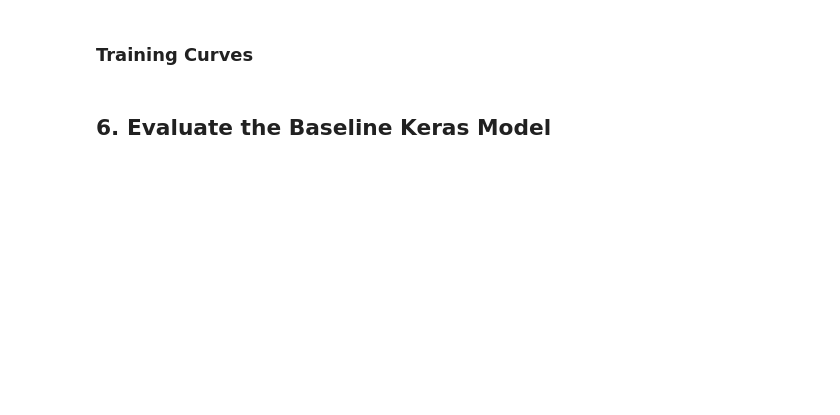
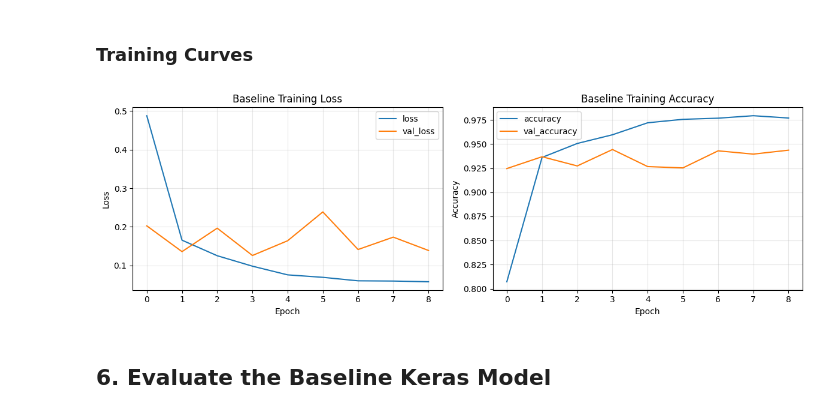
Before and after one commit to nhl01/EE446Labs, a Jupyter notebook: Lab3/EE446_UCI_HAR_DNN_Pruning_Quantization_Student_NL.ipynb, the cells around one changed output. Cells and saved outputs as stored; diff of their text form; code cells hidden in the pictures; blank space fills up the shorter version.

Commit message:
Complete model pruning notebook

```diff
--- a/Lab3/EE446_UCI_HAR_DNN_Pruning_Quantization_Student_NL.ipynb
+++ b/Lab3/EE446_UCI_HAR_DNN_Pruning_Quantization_Student_NL.ipynb
@@ -119,15 +157,23 @@ We will use a compact dense neural network that is appropriate for a numerical-f
 - Dense(6, Softmax)
 # %%
 def build_baseline_model(input_dim, num_classes):
-    # TODO:
     # Build and compile a DNN with the following architecture:
     # Input -> Dense(256, relu) -> Dense(128, relu) -> Dense(64, relu) -> Dense(num_classes, softmax)
     # Use Adam with learning rate 1e-3.
     # Use sparse_categorical_crossentropy as the loss.
     # Track accuracy as a metric.
 
-    # <-- Enter your code here <--#
-    raise NotImplementedError("Complete the baseline DNN.")
+    inputs = layers.Input(shape=(input_dim,))
+    x = layers.Dense(256, activation="relu", name="Dense1")(inputs)
+    x = layers.Dense(128, activation="relu", name="Dense2")(x)
+    x = layers.Dense(64, activation="relu", name="Dense3")(x)
+    outputs = layers.Dense(num_classes, activation="softmax", name="classifier")(x)
+    return keras.Model(inputs,outputs, name="baseline_model")
 
 baseline_model = build_baseline_model(num_features, num_classes)
+baseline_model.compile(
+    optimizer = "adam",
+    loss = "sparse_categorical_crossentropy",
+    metrics = ["accuracy"],
+)
 baseline_model.summary()
@@ -142,11 +208,18 @@ callbacks = [
     )
 ]
 
-# TODO:
 # Train the baseline model using:
 # - validation_split=0.2
 # - epochs=40
 # - batch_size=64
 # - callbacks=callbacks
 
-# <-- Enter your code here <--#
+history_baseline = baseline_model.fit(
+    X_train,
+    y_train,
+    validation_split=0.2,
+    epochs=40,
+    batch_size=64,
+    verbose=1,
+    callbacks=callbacks,
+)
@@ -153,12 +245,28 @@ callbacks = [
 # %% [markdown]
 ### Training Curves
 # %%
-# TODO:
 # Plot:
 # 1. training accuracy vs validation accuracy
 # 2. training loss vs validation loss
 
-# <-- Enter your code here <--#
+history_df = pd.DataFrame(history_baseline.history)
+
+fig, axes = plt.subplots(1, 2, figsize=(12, 4))
+
+history_df[["loss", "val_loss"]].plot(ax=axes[0], title="Baseline Training Loss")
+axes[0].set_xlabel("Epoch")
+axes[0].set_ylabel("Loss")
+axes[0].grid(True, alpha=0.3)
+
+history_df[["accuracy", "val_accuracy"]].plot(ax=axes[1], title="Baseline Training Accuracy")
+axes[1].set_xlabel("Epoch")
+axes[1].set_ylabel("Accuracy")
+axes[1].grid(True, alpha=0.3)
+
+plt.tight_layout()
+plt.show()
+# %% [output]
+[figure, added]
 # %% [markdown]
 ## 6. Evaluate the Baseline Keras Model
 # %%
```
Also changed, not shown: parts of 19 cells of this notebook, 5 other files.
